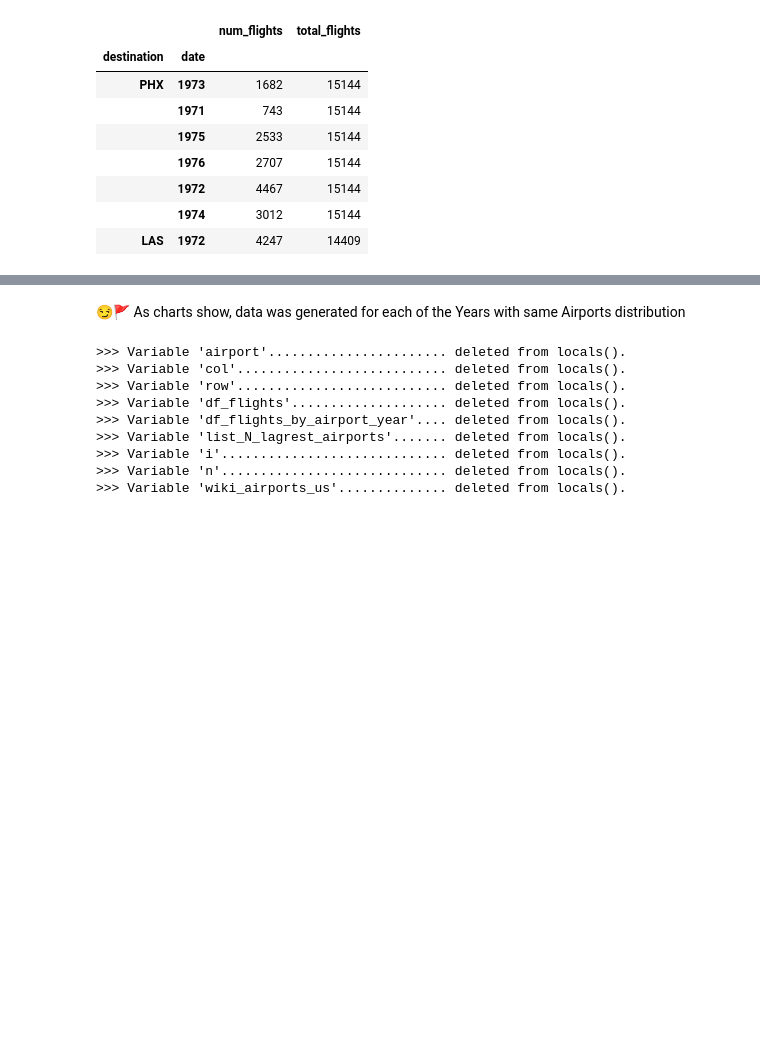
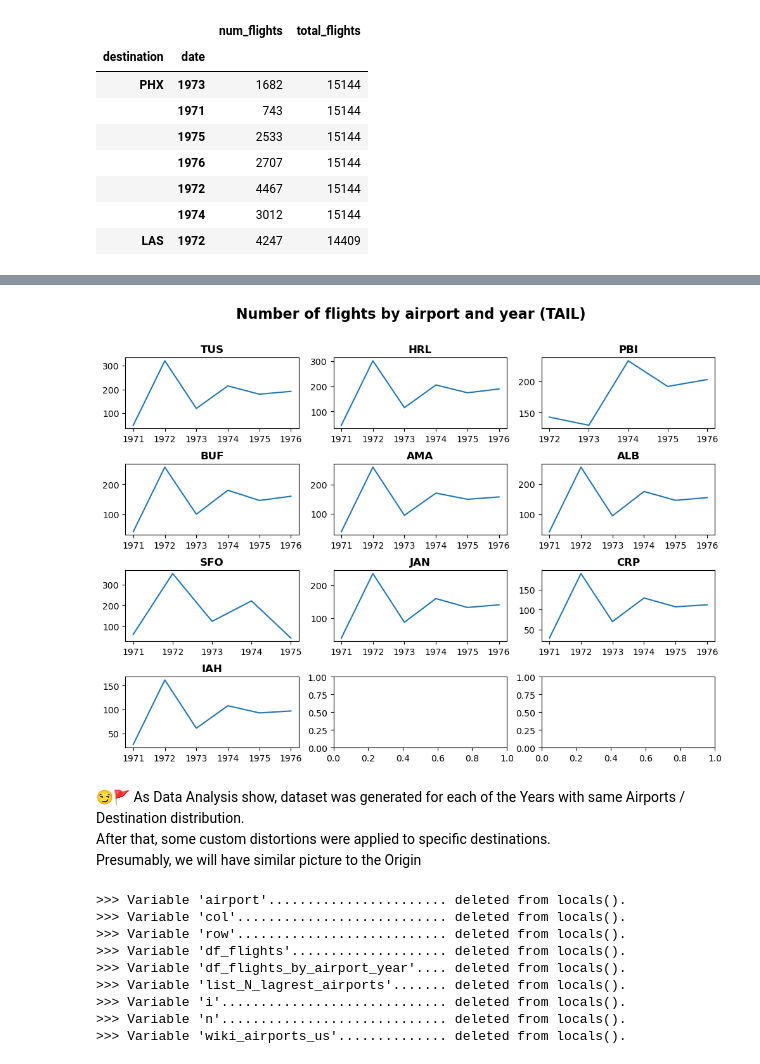
Before and after one commit to serg-razum-off/Altair, a Jupyter notebook: [PD] practice on V_Filghts.ipynb, the cells around one changed output, grey strips where cells are left out. Saved outputs shown, nothing was run; the diff lists cells and outputs as text; code cells hidden in the pictures; blank space fills up the shorter version.

```diff
--- a/[PD] practice on V_Filghts.ipynb
+++ b/[PD] practice on V_Filghts.ipynb
@@ -482,5 +505,28 @@ for i, airport in enumerate(list_N_lagrest_airports):
+# %%
+num_columns = 3
+fig, ax = plt.subplots(nrows=int(n/num_columns+1), ncols=num_columns, figsize=(12, 8))
+fig.subplots_adjust(hspace=0.5)
+fig.suptitle('Number of flights by airport and year (TAIL)', fontsize=16, fontweight='bold')
+
+for i, airport in enumerate(list_N_smallest_airports):
+    row = i // num_columns
+    col = i % num_columns
+    (
+        df_flights_by_airport_year.loc[airport]['num_flights']
+        #SR: some of Years have 0 flights, so I replace them with NaN and drop them
+            .replace(0, np.nan)
+            .dropna()
+            .sort_index()
+        .plot(ax=ax[row, col])
+    )
+    ax[row, col].set_title(airport, loc='center', fontweight='bold')
+    ax[row, col].set_xlabel(None)
+# %% [output]
+[figure, added]
 # %% [markdown]
-😏🚩 As charts show, data was generated for each of the Years with same Airports distribution
+😏🚩 As Data Analysis show, dataset was generated for each of the Years with same Airports / Destination distribution. \
+After that, some custom distortions were applied to specific destinations. \
+Presumably, we will have similar picture to the Origin
 # %%
 delete_variables("airport, col, row, df_flights, df_flights_by_airport_year, list_N_lagrest_airports, i, n, wiki_airports_us".replace(" ", "").split(","))
 # %% [output]
```
Also changed, not shown: parts of 5 cells of this notebook, 2 other files.
